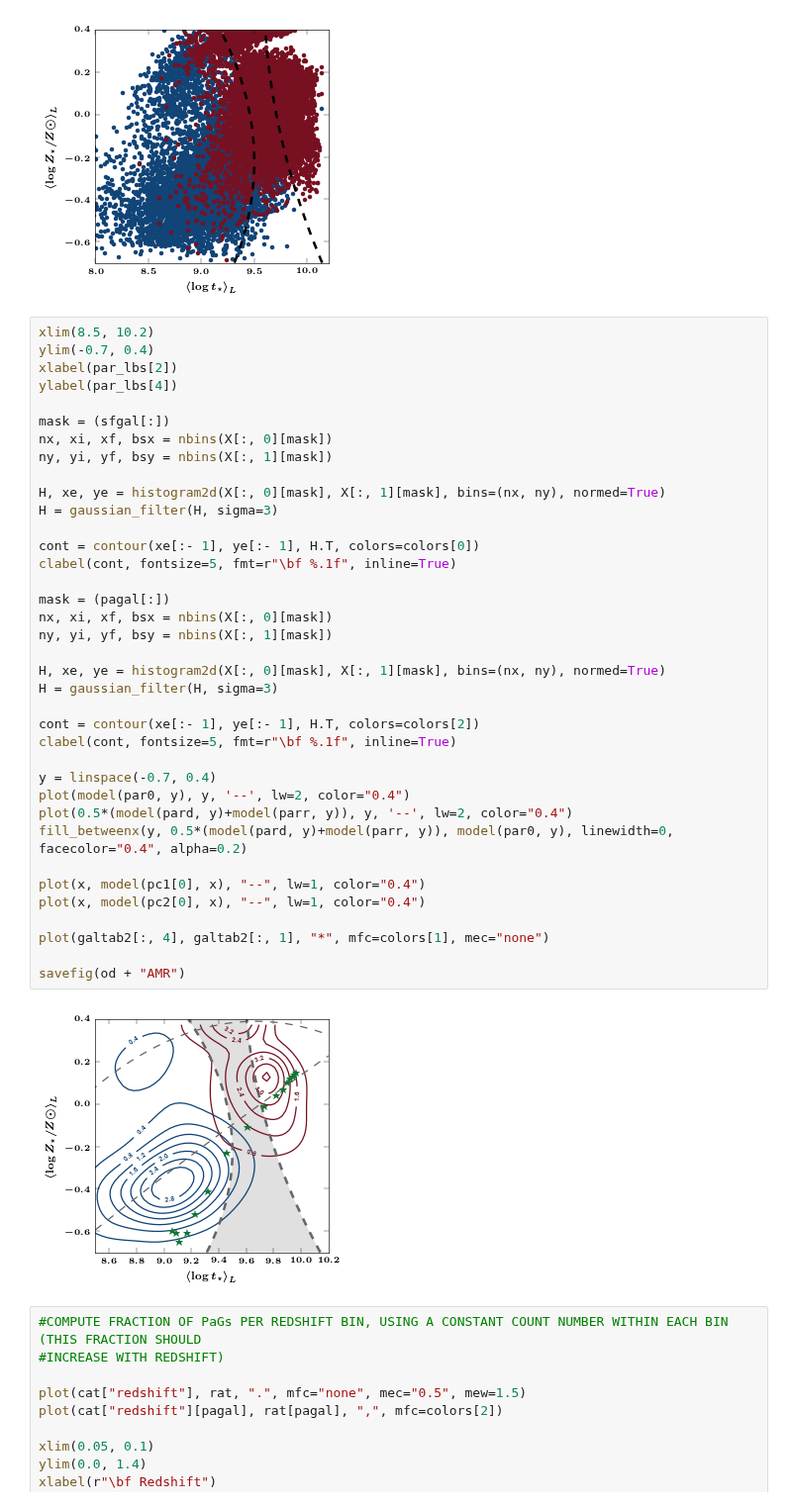
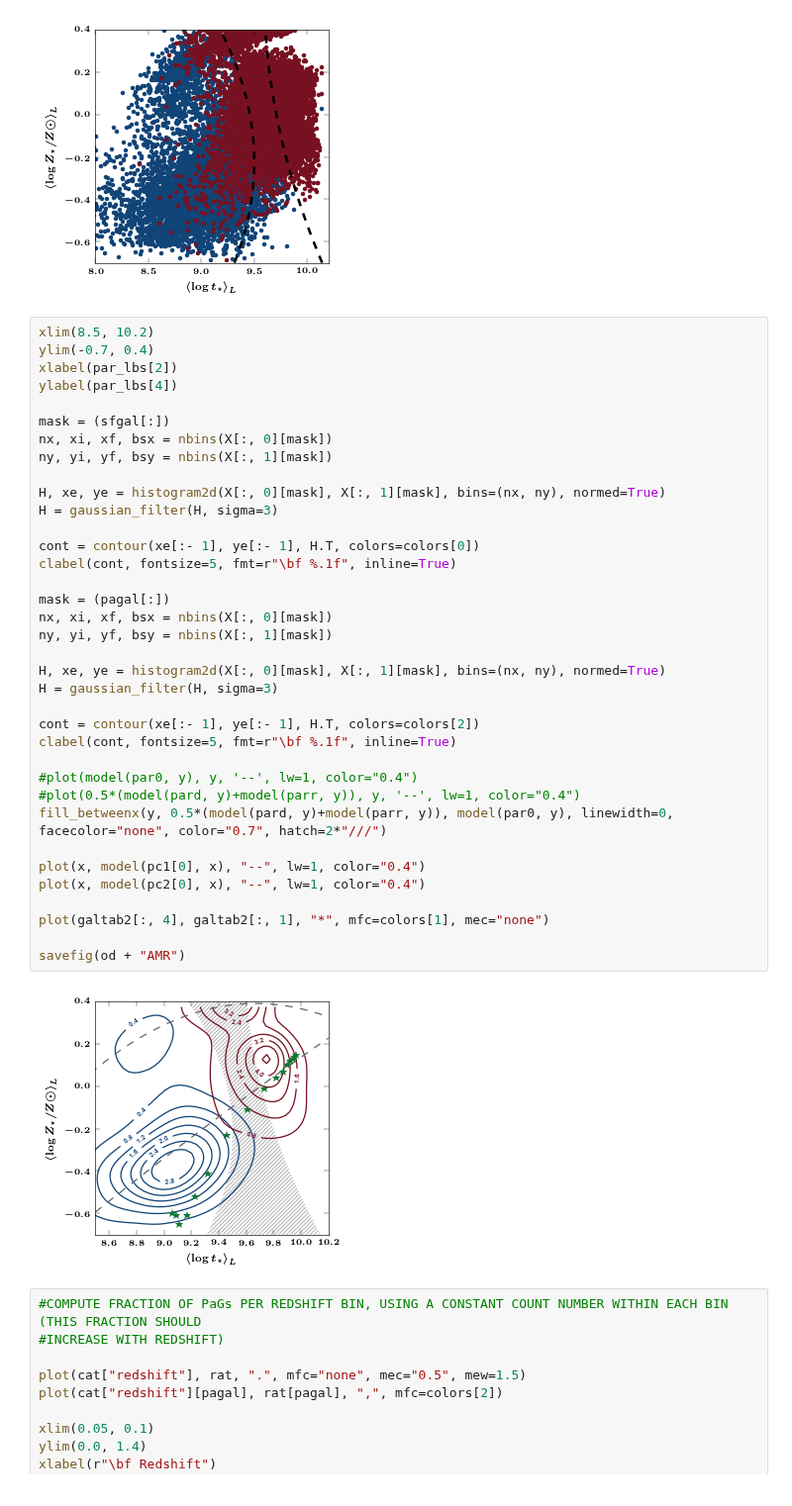
Before and after one commit to ajmejia/notebooks, a Jupyter notebook: RealDeal.ipynb, the cells around one changed output. Shown at 99% size. Drawn from its saved outputs; the diff is of its cells as text.

Commit message:
updating styling of AMR plot

```diff
--- a/RealDeal.ipynb
+++ b/RealDeal.ipynb
@@ -172,38 +172,37 @@ xlabel(par_lbs[2])
 ylabel(par_lbs[4])
 
 mask = (sfgal[:])
 nx, xi, xf, bsx = nbins(X[:, 0][mask])
 ny, yi, yf, bsy = nbins(X[:, 1][mask])
 
 H, xe, ye = histogram2d(X[:, 0][mask], X[:, 1][mask], bins=(nx, ny), normed=True)
 H = gaussian_filter(H, sigma=3)
 
 cont = contour(xe[:- 1], ye[:- 1], H.T, colors=colors[0])
 clabel(cont, fontsize=5, fmt=r"\bf %.1f", inline=True)
 
 mask = (pagal[:])
 nx, xi, xf, bsx = nbins(X[:, 0][mask])
 ny, yi, yf, bsy = nbins(X[:, 1][mask])
 
 H, xe, ye = histogram2d(X[:, 0][mask], X[:, 1][mask], bins=(nx, ny), normed=True)
 H = gaussian_filter(H, sigma=3)
 
 cont = contour(xe[:- 1], ye[:- 1], H.T, colors=colors[2])
 clabel(cont, fontsize=5, fmt=r"\bf %.1f", inline=True)
 
-y = linspace(-0.7, 0.4)
-plot(model(par0, y), y, '--', lw=2, color="0.4")
-plot(0.5*(model(pard, y)+model(parr, y)), y, '--', lw=2, color="0.4")
-fill_betweenx(y, 0.5*(model(pard, y)+model(parr, y)), model(par0, y), linewidth=0, facecolor="0.4", alpha=0.2)
+#plot(model(par0, y), y, '--', lw=1, color="0.4")
+#plot(0.5*(model(pard, y)+model(parr, y)), y, '--', lw=1, color="0.4")
+fill_betweenx(y, 0.5*(model(pard, y)+model(parr, y)), model(par0, y), linewidth=0, facecolor="none", color="0.7", hatch=2*"///")
 
 plot(x, model(pc1[0], x), "--", lw=1, color="0.4")
 plot(x, model(pc2[0], x), "--", lw=1, color="0.4")
 
 plot(galtab2[:, 4], galtab2[:, 1], "*", mfc=colors[1], mec="none")
 
 savefig(od + "AMR")
 # %% [output]
-[figure, old version]
+[figure, new version]
 # %%
 #COMPUTE FRACTION OF PaGs PER REDSHIFT BIN, USING A CONSTANT COUNT NUMBER WITHIN EACH BIN (THIS FRACTION SHOULD
 #INCREASE WITH REDSHIFT)
```
